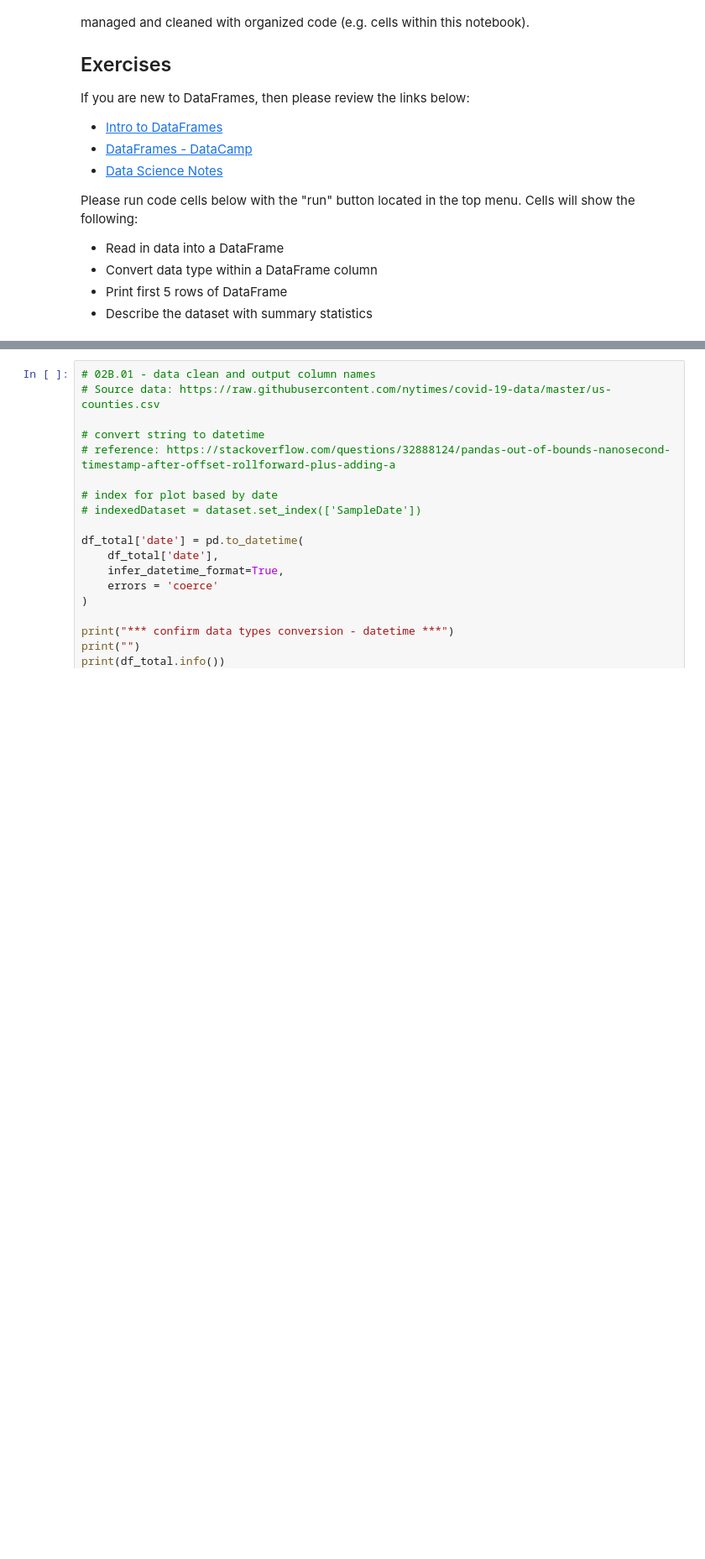
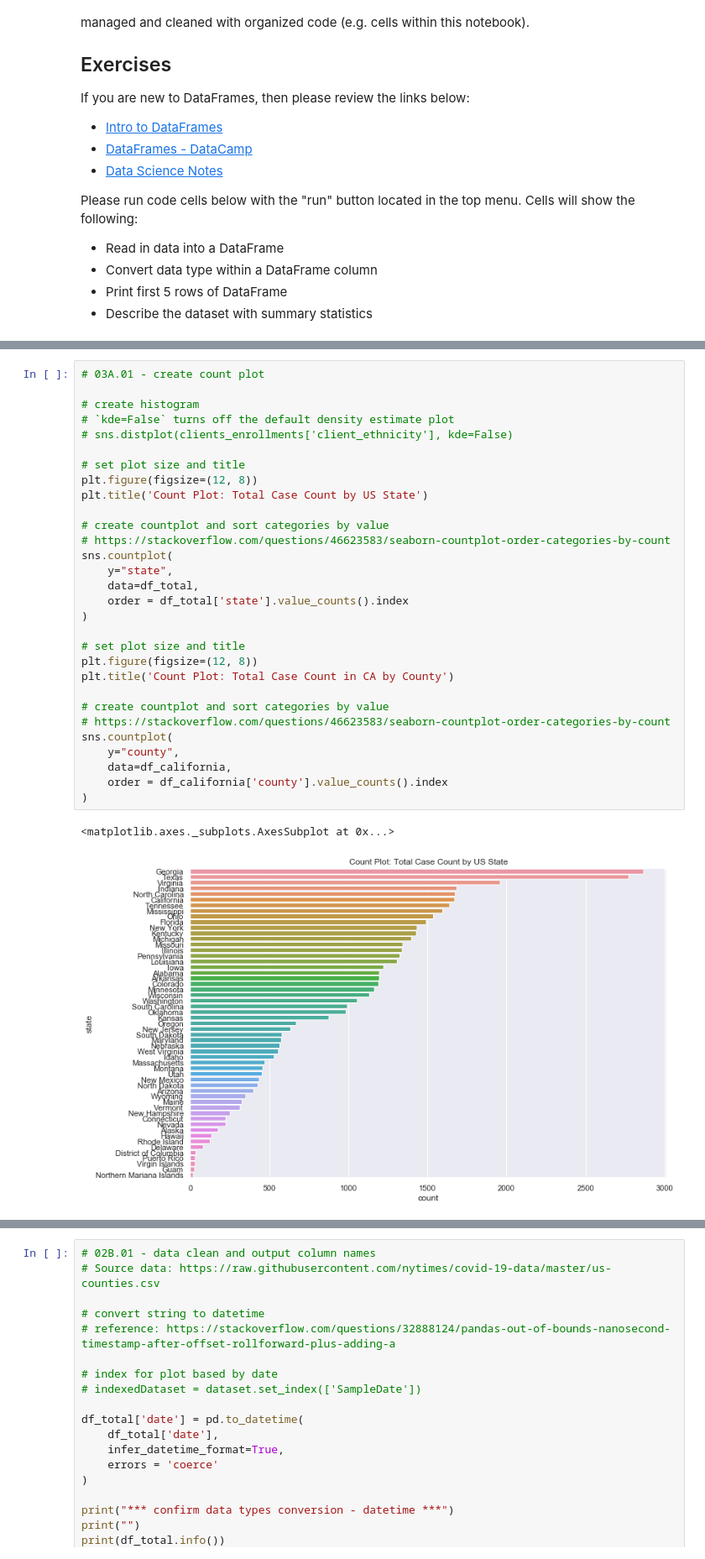
Before and after one commit to walteryu/code4sac, a Jupyter notebook: covid/covid_analysis_v1.ipynb, the cells around one changed output, grey strips where cells are left out. Shown at 84% size. Cells and saved outputs as stored; diff of their text form; blank space fills up the shorter version.

```diff
--- a/covid/covid_analysis_v1.ipynb
+++ b/covid/covid_analysis_v1.ipynb
@@ -266,0 +158,33 @@ Name: total_tests_per_1k_residents, dtype: float64
+# %%
+# 03A.01 - create count plot
+
+# create histogram
+# `kde=False` turns off the default density estimate plot
+# sns.distplot(clients_enrollments['client_ethnicity'], kde=False)
+
+# set plot size and title
+plt.figure(figsize=(12, 8))
+plt.title('Count Plot: Total Case Count by US State')
+
+# create countplot and sort categories by value
+# https://stackoverflow.com/questions/46623583/seaborn-countplot-order-categories-by-count
+sns.countplot(
+    y="state",
+    data=df_total,
+    order = df_total['state'].value_counts().index
+)
+
+# set plot size and title
+plt.figure(figsize=(12, 8))
+plt.title('Count Plot: Total Case Count in CA by County')
+
+# create countplot and sort categories by value
+# https://stackoverflow.com/questions/46623583/seaborn-countplot-order-categories-by-count
+sns.countplot(
+    y="county",
+    data=df_california,
+    order = df_california['county'].value_counts().index
+)
+# %% [output]
+<matplotlib.axes._subplots.AxesSubplot at 0x...>
+[figure, added]
```
Also changed, not shown: parts of 11 cells of this notebook.
